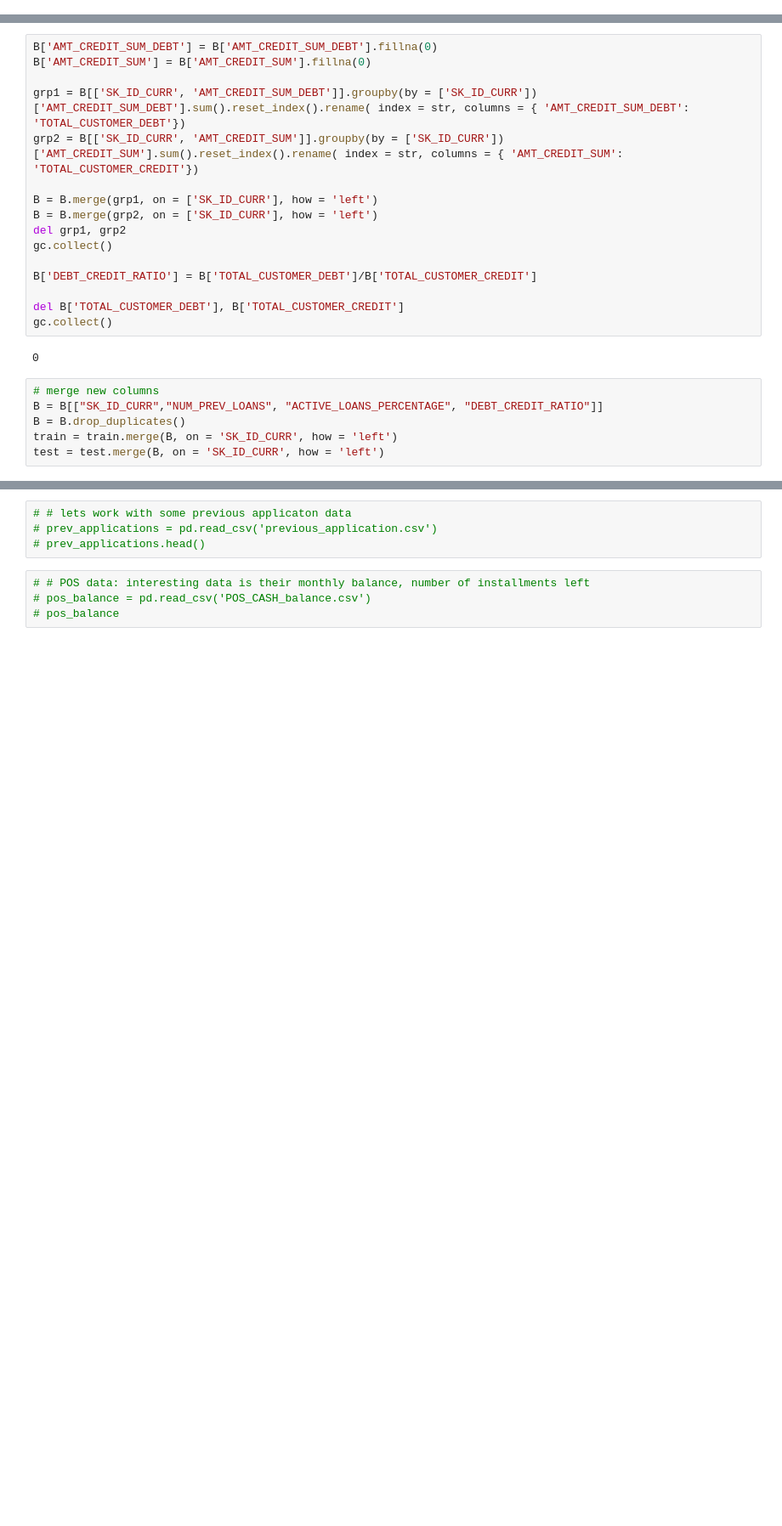
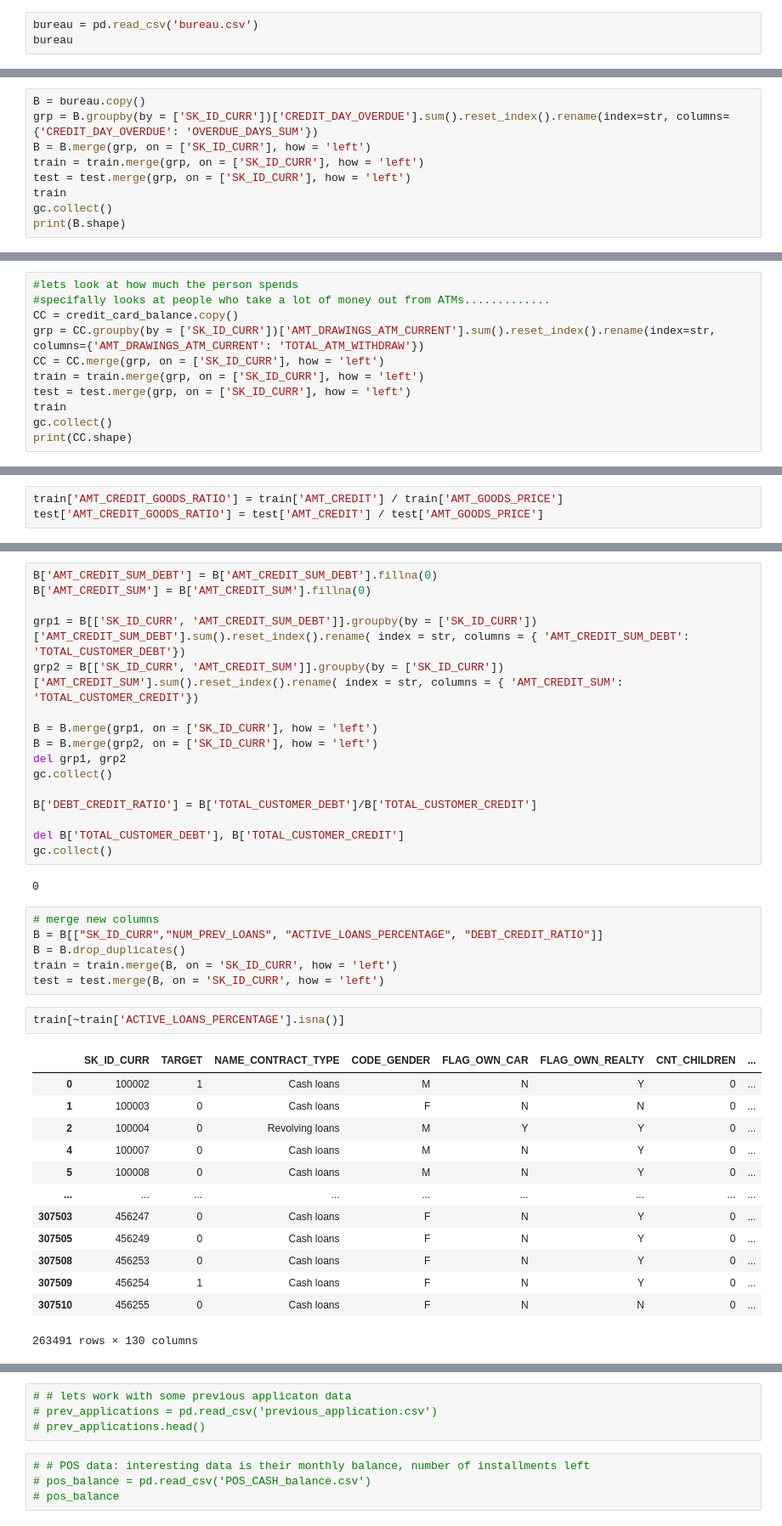
Before and after one commit to JoryAnderson/Loan-Default, a Jupyter notebook: notebooks/Feature_Eng_take2.ipynb, the cells around one changed output, grey strips where cells are left out. Shown at 85% size. Cells and saved outputs as stored; diff of their text form; blank space fills up the shorter version.

Commit message:
merge the two different feature engineering notebooks into a single notebook

```diff
--- a/notebooks/Feature_Eng_take2.ipynb
+++ b/notebooks/Feature_Eng_take2.ipynb
@@ -22,0 +78,3 @@ test = pd.read_csv('application_test.csv')
+# %%
+bureau = pd.read_csv('bureau.csv')
+bureau
@@ -22,0 +103,9 @@ test = pd.read_csv('application_test.csv')
+# %%
+B = bureau.copy()
+grp = B.groupby(by = ['SK_ID_CURR'])['CREDIT_DAY_OVERDUE'].sum().reset_index().rename(index=str, columns={'CREDIT_DAY_OVERDUE': 'OVERDUE_DAYS_SUM'})
+B = B.merge(grp, on = ['SK_ID_CURR'], how = 'left')
+train = train.merge(grp, on = ['SK_ID_CURR'], how = 'left')
+test = test.merge(grp, on = ['SK_ID_CURR'], how = 'left')
+train
+gc.collect()
+print(B.shape)
@@ -22,0 +130,11 @@ test = pd.read_csv('application_test.csv')
+# %%
+#lets look at how much the person spends
+#specifally looks at people who take a lot of money out from ATMs.............
+CC = credit_card_balance.copy()
+grp = CC.groupby(by = ['SK_ID_CURR'])['AMT_DRAWINGS_ATM_CURRENT'].sum().reset_index().rename(index=str, columns={'AMT_DRAWINGS_ATM_CURRENT': 'TOTAL_ATM_WITHDRAW'})
+CC = CC.merge(grp, on = ['SK_ID_CURR'], how = 'left')
+train = train.merge(grp, on = ['SK_ID_CURR'], how = 'left')
+test = test.merge(grp, on = ['SK_ID_CURR'], how = 'left')
+train
+gc.collect()
+print(CC.shape)
@@ -25,0 +192,3 @@ test['AMT_CREDIT_TO_ANNUITY_RATIO'] = test['AMT_CREDIT'] / test['AMT_ANNUITY']
+# %%
+train['AMT_CREDIT_GOODS_RATIO'] = train['AMT_CREDIT'] / train['AMT_GOODS_PRICE']
+test['AMT_CREDIT_GOODS_RATIO'] = test['AMT_CREDIT'] / test['AMT_GOODS_PRICE']
@@ -66,6 +245,22 @@ B = B[["SK_ID_CURR","NUM_PREV_LOANS", "ACTIVE_LOANS_PERCENTAGE", "DEBT_CREDIT_RA
 B = B.drop_duplicates()
 train = train.merge(B, on = 'SK_ID_CURR', how = 'left')
 test = test.merge(B, on = 'SK_ID_CURR', how = 'left')
+# %%
+train[~train['ACTIVE_LOANS_PERCENTAGE'].isna()]
+# %% [output]
+|  | SK_ID_CURR | TARGET | NAME_CONTRACT_TYPE | CODE_GENDER | FLAG_OWN_CAR | FLAG_OWN_REALTY | CNT_CHILDREN | ... |
+| 0 | 100002 | 1 | Cash loans | M | N | Y | 0 | ... |
+| 1 | 100003 | 0 | Cash loans | F | N | N | 0 | ... |
+| 2 | 100004 | 0 | Revolving loans | M | Y | Y | 0 | ... |
+| 4 | 100007 | 0 | Cash loans | M | N | Y | 0 | ... |
+| 5 | 100008 | 0 | Cash loans | M | N | Y | 0 | ... |
+| ... | ... | ... | ... | ... | ... | ... | ... | ... |
+| 307503 | 456247 | 0 | Cash loans | F | N | Y | 0 | ... |
+| 307505 | 456249 | 0 | Cash loans | F | N | Y | 0 | ... |
+| 307508 | 456253 | 0 | Cash loans | F | N | Y | 0 | ... |
+| 307509 | 456254 | 1 | Cash loans | F | N | Y | 0 | ... |
+| 307510 | 456255 | 0 | Cash loans | F | N | N | 0 | ... |
+263491 rows × 130 columns
 # %%
 # # get debt/credit ratio
 # credit_card_balance = pd.read_csv('credit_card_balance.csv')
```
Also changed, not shown: parts of 19 cells of this notebook.
